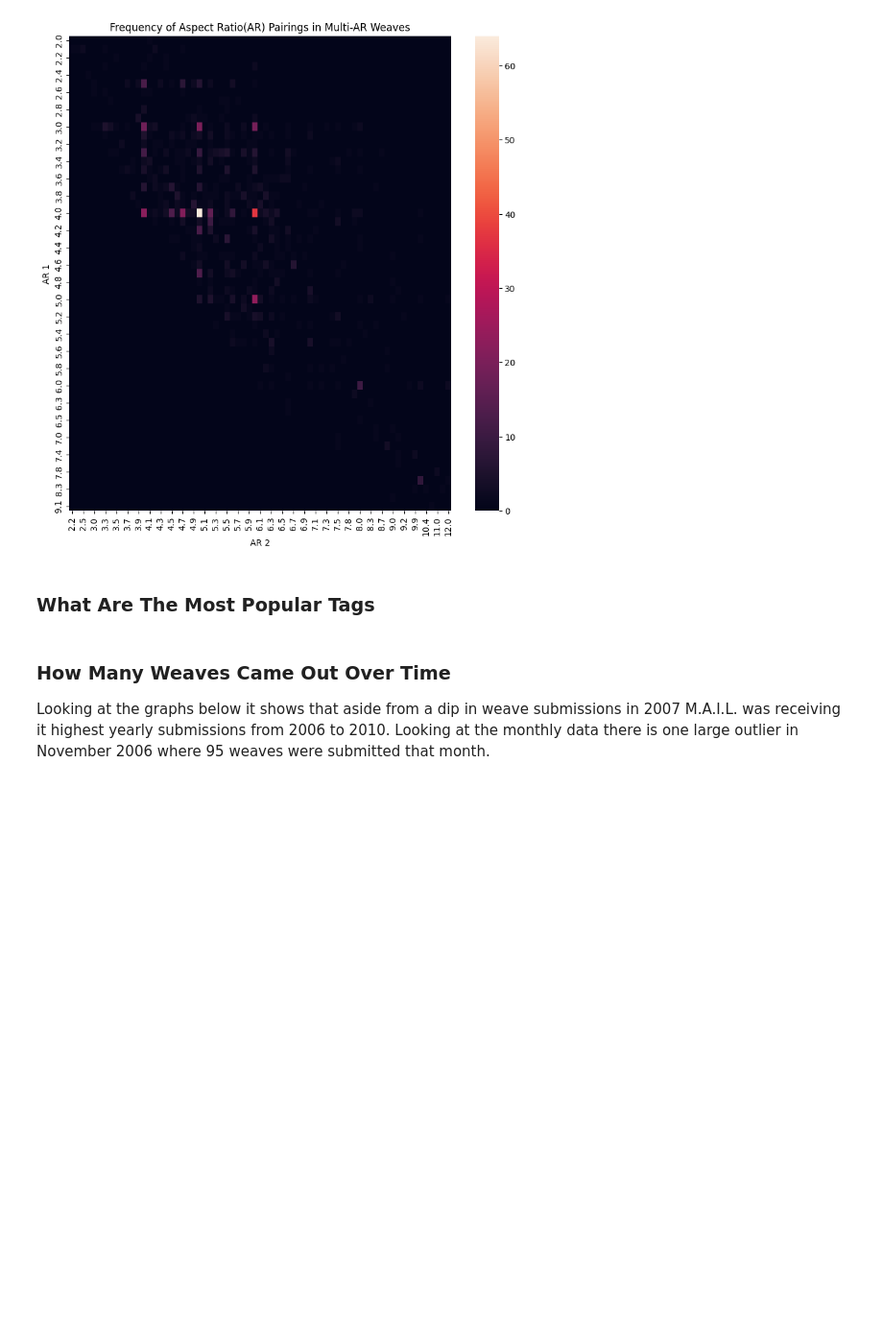
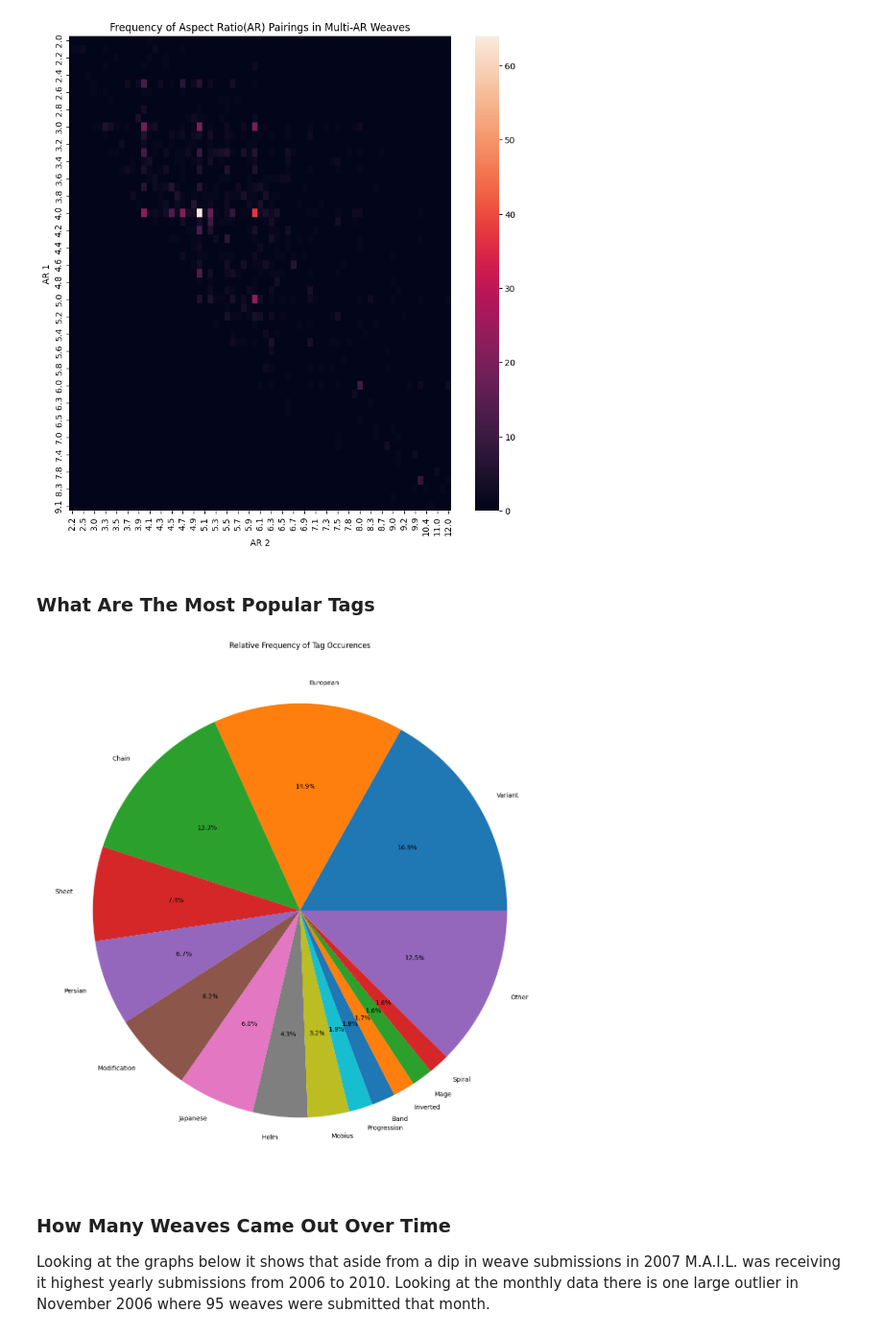
Before and after one commit to moaatt2/chainmail_stats, a Jupyter notebook: Notebooks/process_data.ipynb, the cells around one changed output. Shown: that part at 96% size. Cells and saved outputs as stored; diff of their text form; code cells hidden in the pictures; blank space fills up the shorter version.

Commit message:
Added graph of frequency of tag occurences.

```diff
--- a/Notebooks/process_data.ipynb
+++ b/Notebooks/process_data.ipynb
@@ -328,3 +327,21 @@ _ = ax.set_title('Frequency of Aspect Ratio(AR) Pairings in Multi-AR Weaves')
+# %%
+
+# Relative Frequency of Top 14 weaves
+val_counts = tag_df.Tag.value_counts()
+top_tags = val_counts.head(14)
+top_tags['Other'] = sum(val_counts[14:])
+
+_ = top_tags.plot(
+    kind='pie',
+    figsize=(15, 15),
+    ylabel='',
+    title='Relative Frequency of Tag Occurences',
+    autopct='%1.1f%%',
+)
+
+### See if it may be possible to do this as a time series
+# %% [output]
+[figure, added]
 # %% [markdown]
 ### How Many Weaves Came Out Over Time
 
```
Also changed, not shown: parts of 2 cells of this notebook.
